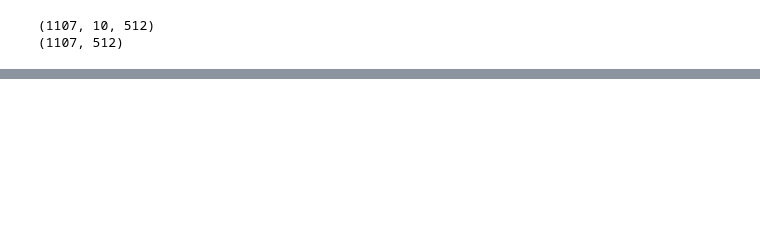
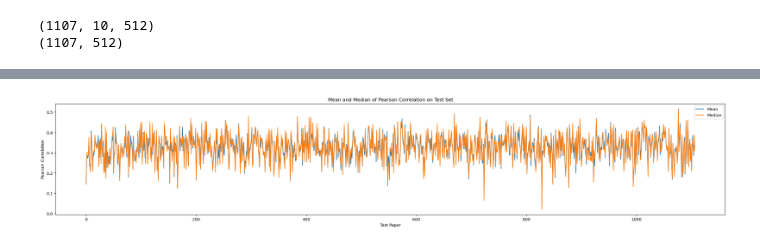
Before and after one commit to sdhanraj-1/ECE9309_MachineLearningProject, a Jupyter notebook: AutoEncoder/AutoEncoderRecommender.ipynb, the cells around one changed output, grey strips where cells are left out. Saved outputs shown, nothing was run; the diff lists cells and outputs as text; code cells hidden in the pictures; blank space fills up the shorter version.

Commit message:
Added a helper function to plot pearson correlation mean and median

```diff
--- a/AutoEncoder/AutoEncoderRecommender.ipynb
+++ b/AutoEncoder/AutoEncoderRecommender.ipynb
@@ -412,3 +412,7 @@ print(correlation_median)
+# %%
+helper.plot_pearson_correlation(correlation_mean, correlation_median)
+# %% [output]
+[figure, added]
 # %%
 # Saves the model
 autoencoder.save('autoencoder_model.keras')
```
Also changed, not shown: parts of 9 cells of this notebook, 3 other files.
